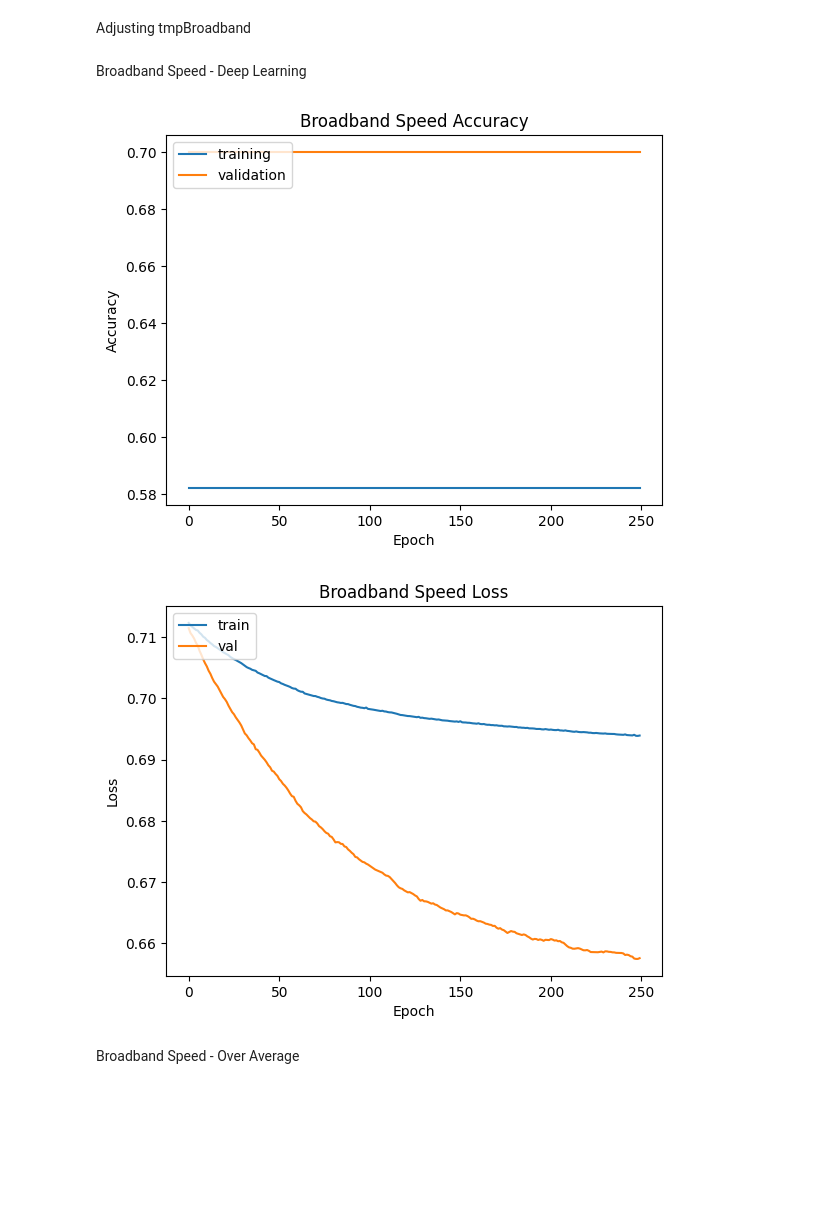
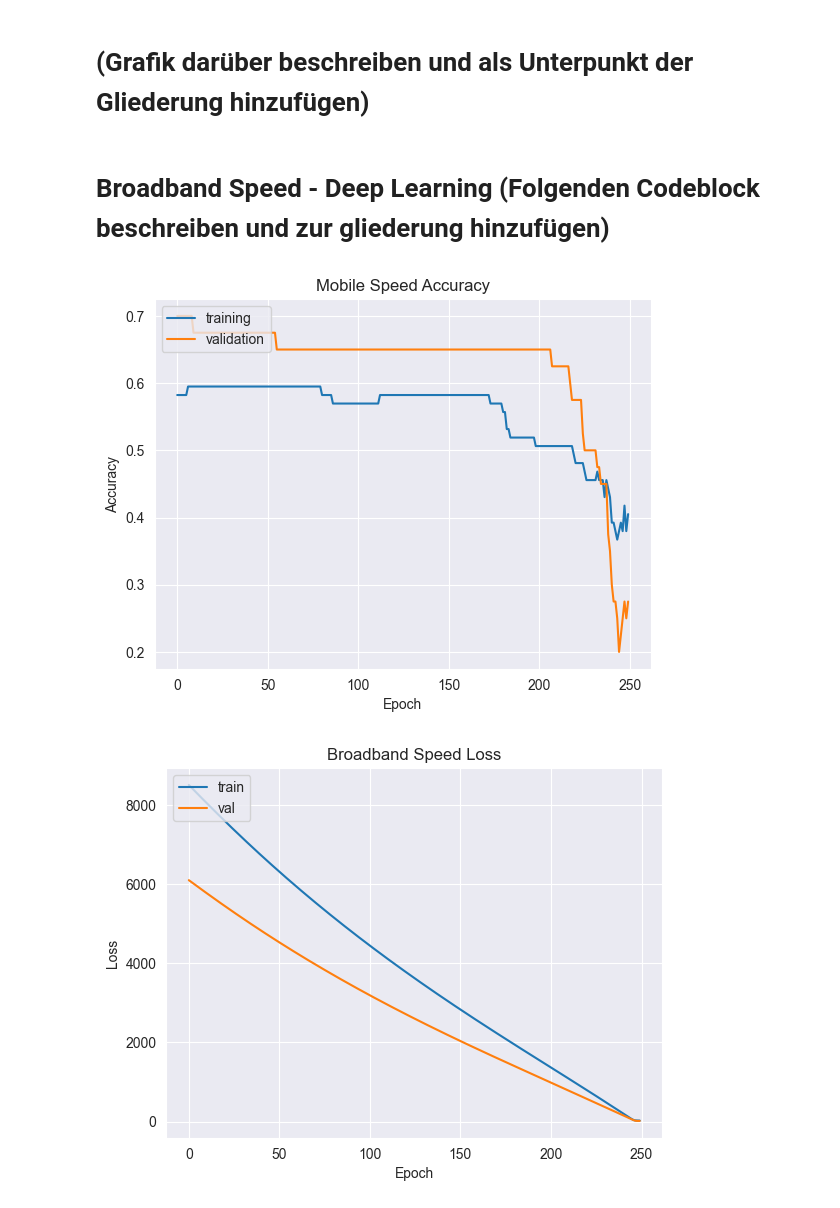
Before and after one commit to Gr4ph1xZ/DataAnalysisAndMachineLearningInternetSpeed, a Jupyter notebook: python/notebook.ipynb, the cells around one changed output. Cells and saved outputs as stored; diff of their text form; code cells hidden in the pictures; blank space fills up the shorter version.

```diff
--- a/python/notebook.ipynb
+++ b/python/notebook.ipynb
@@ -587,12 +649,0 @@ Pair plot - Broadband Speed
-# %%
-tmpBroadband = dataset.drop('CountryCode', axis=1)
-tmpBroadband.drop('CountryName', axis=1, inplace=True)
-tmpBroadband.drop('YearGDP', axis=1, inplace=True)
-tmpBroadband.drop('YearInternetSpeed', axis=1, inplace=True)
-tmpBroadband.drop('MobileSpeed', axis=1, inplace=True)
-
-tmpBroadband = tmpBroadband.dropna()
-
-plot = sns.pairplot(tmpBroadband[['BroadbandSpeed', 'GDP', 'InternetAccess2020', 'Unemployment2021', 'MilitarySpending2018', 'HappinessScore2022']], diag_kind='kde')
-plot.savefig(r'..\output\Broadband Speed - Pair plot.png')
-plt.show()
@@ -601,2 +649,0 @@ plt.show()
-# %% [markdown]
-Adjusting tmpBroadband
@@ -607,48 +650,43 @@ tmpBroadband.drop('BroadbandSpeed', axis=1, inplace=True)
-# %% [markdown]
-Broadband Speed - Deep Learning
+# %% [markdown]
+# (Grafik darüber beschreiben und als Unterpunkt der Gliederung hinzufügen)
+# %% [markdown]
+# Broadband Speed - Deep Learning (Folgenden Codeblock beschreiben und zur gliederung hinzufügen)
 # %%
 labels=tmpBroadband['OverAverage']
 features = tmpBroadband.iloc[:,1:6]
 X=features
 y=np.ravel(labels)
-X_train, X_test, y_train, y_test = train_test_split(X, y, test_size=0.33, random_state=42)
-scaler = StandardScaler().fit(X_train)
-X_train = scaler.transform(X_train)
-X_test = scaler.transform(X_test)
 
-model = Sequential()
-model.add(Dense(3, activation='relu', input_shape=(5,)))
-model.add(tensorflow.keras.layers.Dense(3, kernel_regularizer='l2'))
-#model.add(Dense(3, activation='relu'))
-#model.add(Dense(4, activation='relu'))
-model.add(Dense(1, activation='sigmoid'))
-model.compile(loss='binary_crossentropy',
-optimizer='sgd',
+opt = keras.optimizers.Adam(learning_rate=0.001)
+model_broadband = Sequential()
+model_broadband.add(Dense(5, activation='relu', input_shape=(5,)))
+model_broadband.add(Dense(3, activation='relu'))
+model_broadband.add(Dense(1, activation='sigmoid'))
+model_broadband.compile(loss='binary_crossentropy',
+optimizer=opt,
 metrics=['accuracy'])
-training = model.fit(X, y,epochs=250, batch_size=32, verbose=0, shuffle=True, validation_split=0.33)
+training_broadband = model_broadband.fit(X, y,epochs=250, batch_size=128, verbose=0, shuffle=True, validation_split=0.33)
 
 
-plt.plot(training.history['accuracy'])
-plt.plot(training.history['val_accuracy'])
-plt.title('Broadband Speed Accuracy')
+plt.plot(training_broadband.history['accuracy'])
+plt.plot(training_broadband.history['val_accuracy'])
+plt.title('Mobile Speed Accuracy')
 plt.ylabel('Accuracy')
 plt.xlabel('Epoch')
 plt.legend(['training', 'validation'], loc='upper left')
 plt.savefig(r'..\output\Broadband Speed - Accuracy.png')
 plt.show()
 
 
 
-plt.plot(training.history['loss'])
-plt.plot(training.history['val_loss'])
+plt.plot(training_broadband.history['loss'])
+plt.plot(training_broadband.history['val_loss'])
 plt.title('Broadband Speed Loss')
 plt.ylabel('Loss')
 plt.xlabel('Epoch')
 plt.legend(['train', 'val'], loc='upper left')
 plt.savefig(r'..\output\Broadband Speed - Loss.png')
 plt.show()
 # %% [output]
-[figure, old version]
+[figure, new version]
-[figure, old version]
+[figure, new version]
-# %% [markdown]
-Broadband Speed - Over Average
```
Also changed, not shown: parts of 152 cells of this notebook.
